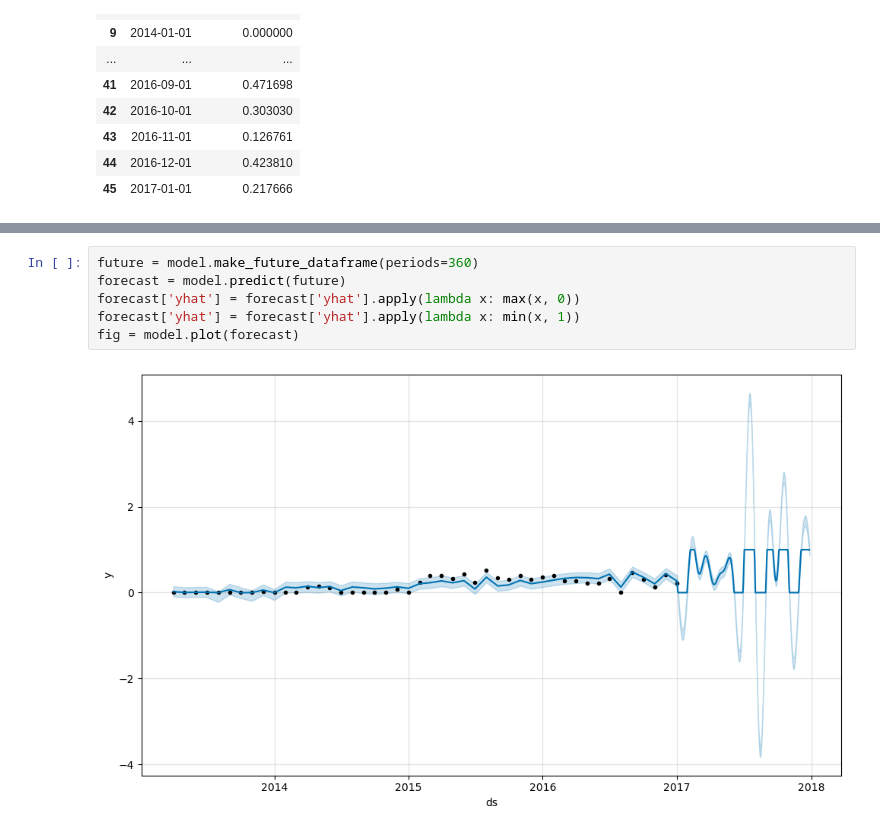
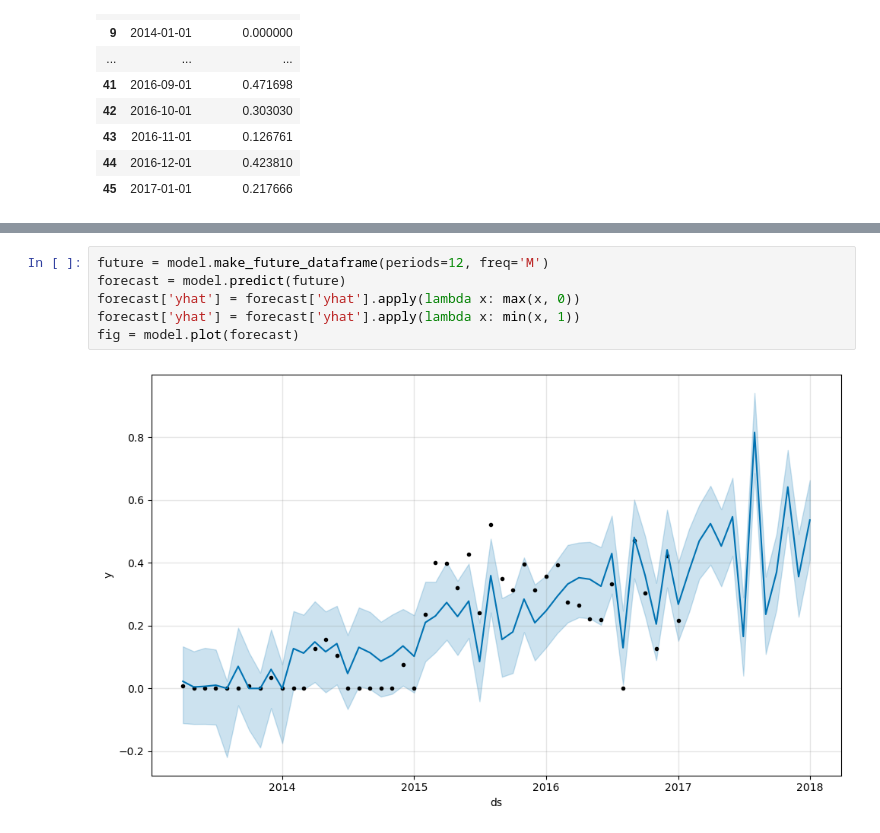
Before and after one commit to realreul/ML-with-CLAAS, a Jupyter notebook: Production/fb_prophet.ipynb, the cells around one changed output, grey strips where cells are left out. Drawn from its saved outputs; the diff is of its cells as text.

```diff
--- a/Production/fb_prophet.ipynb
+++ b/Production/fb_prophet.ipynb
@@ -56,9 +58,9 @@ model.fit(selected_columns)
 <prophet.forecaster.Prophet at 0x...>
 # %%
-future = model.make_future_dataframe(periods=360)
+future = model.make_future_dataframe(periods=12, freq='M')
 forecast = model.predict(future)
 forecast['yhat'] = forecast['yhat'].apply(lambda x: max(x, 0))
 forecast['yhat'] = forecast['yhat'].apply(lambda x: min(x, 1))
 fig = model.plot(forecast)
 # %% [output]
-[figure, old version]
+[figure, new version]
```
Also changed, not shown: parts of 3 cells of this notebook.
